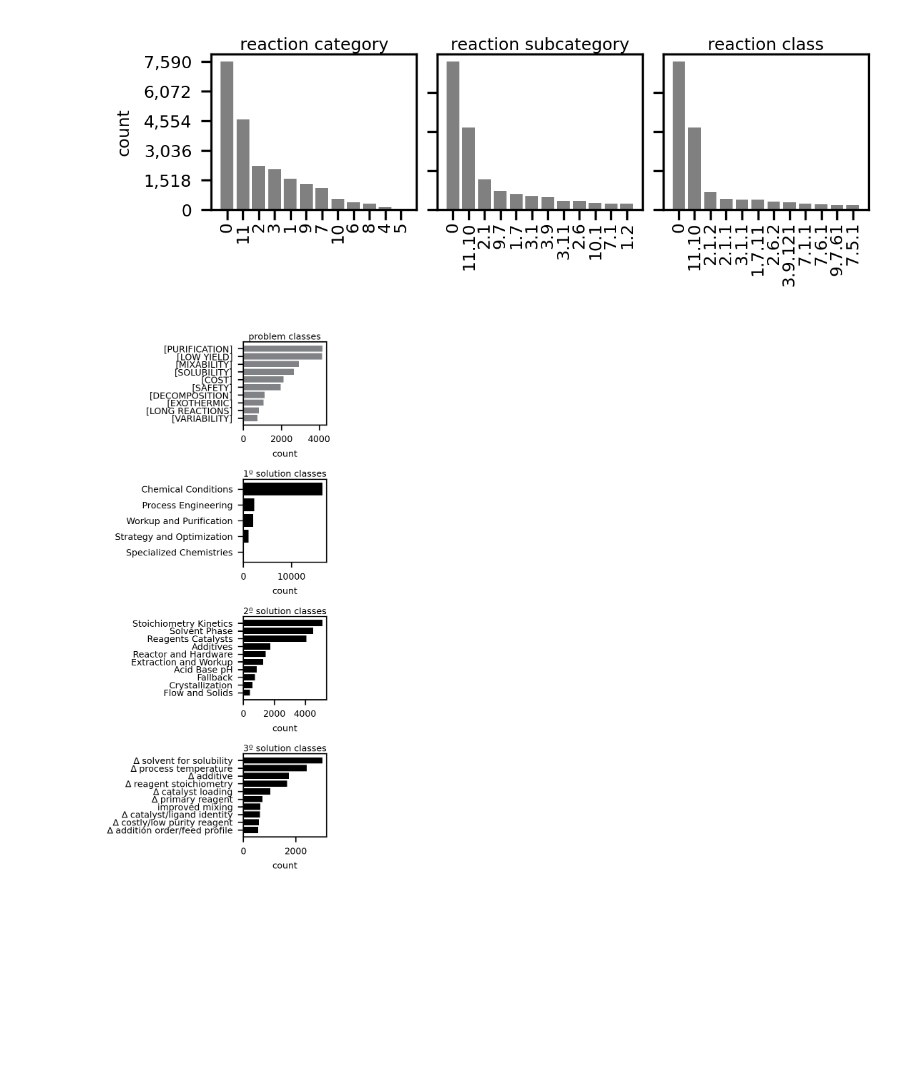
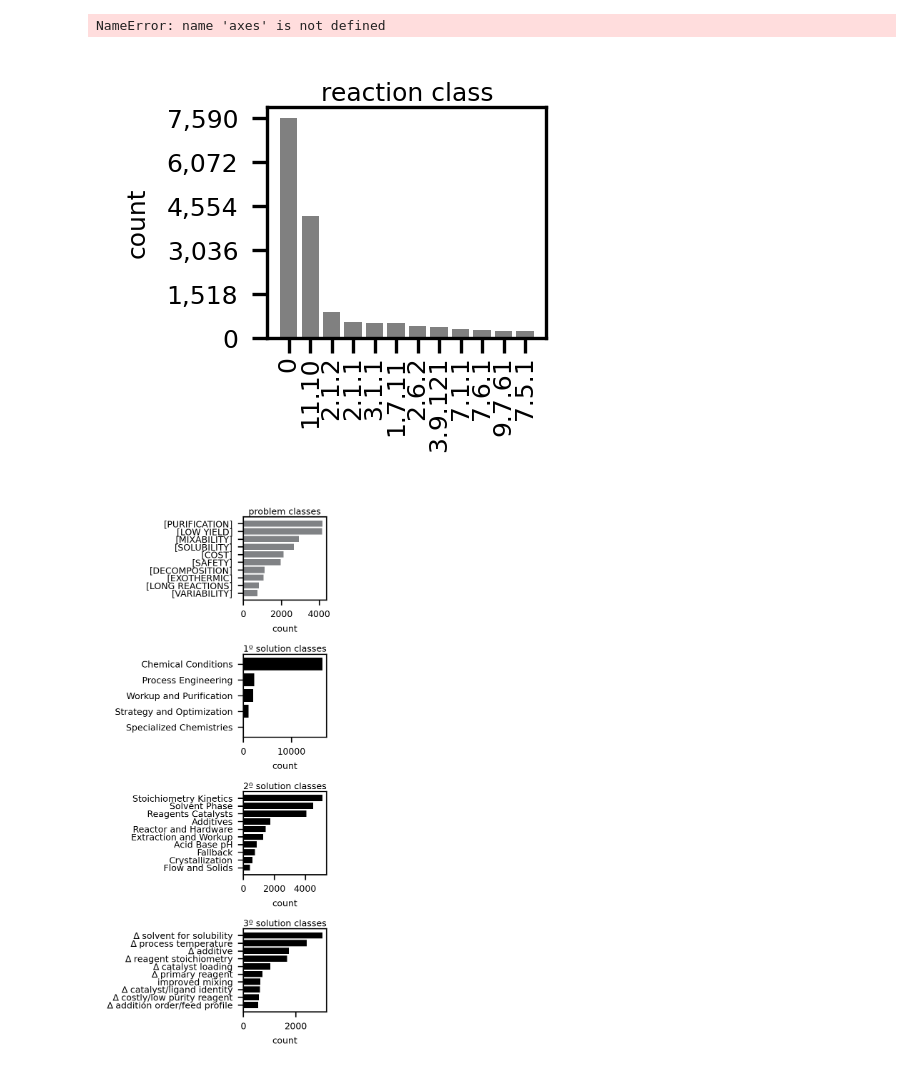
Before and after one commit to coleygroup/scale-up-llm-extraction, a Jupyter notebook: figure3/figure3_trends.ipynb, the cells around one changed output. Drawn from its saved outputs; the diff is of its cells as text; code cells hidden in the pictures; blank space fills up the shorter version.

```diff
--- a/figure3/figure3_trends.ipynb
+++ b/figure3/figure3_trends.ipynb
@@ -42,7 +106,7 @@ def plot_top_n_reaction_taxonomy_bars(
     df,
     top_n=10,
     *,
-    figsize=(4.2, 1),
+    figsize=(1.2, 1),
     save_path=None,
     color="grey",
 ):
@@ -58,35 +122,35 @@ def plot_top_n_reaction_taxonomy_bars(
         "font.family": "sans-serif",
         "font.sans-serif": ["Arial"],
     }):
-        fig, axes = plt.subplots(1, 3, figsize=figsize, dpi=300, sharey=False)
-        for ax, col in zip(axes, cols):
-            counts = df[col].dropna().astype(str).value_counts().head(top_n)
-            labels = counts.index
-            values = counts.values
+        fig, ax = plt.subplots(1, 1, figsize=figsize, dpi=300, sharey=False)
+        # for ax, col in zip(axes, cols):
+        counts = df[cols[-1]].dropna().astype(str).value_counts().head(top_n)
+        labels = counts.index
+        values = counts.values
 
-            new_labels = []
-            for l in labels:
-                new_labels.append(reverse_rxn_code_lookup[l])
-            labels = new_labels
+        new_labels = []
+        for l in labels:
+            new_labels.append(reverse_rxn_code_lookup[l])
+        labels = new_labels
 
 
-            # print(counts.values)
-            # print(len(values))
-            # print(values)
-            bars = ax.bar(labels, values, color=color)
-            ax.set_title(titles[cols.index(col)], fontsize=6, y=0.92)
-            ax.tick_params(axis="both", labelsize=6)
-            ax.set_xticks(range(len(labels)))
-            ax.set_xticklabels(labels, rotation=90, ha="center", fontsize=6, y=0.05)
-            ax.set_ylabel("", fontsize=6)
-            ax.set_xlabel("")
-            # ax.set_yticks([])
-            ax.set_yticklabels([])
+        # print(counts.values)
+        # print(len(values))
+        # print(values)
+        bars = ax.bar(labels, values, color=color)
+        ax.set_title(titles[-1], fontsize=6, y=0.92)
+        ax.tick_params(axis="both", labelsize=6)
+        ax.set_xticks(range(len(labels)))
+        ax.set_xticklabels(labels, rotation=90, ha="center", fontsize=6, y=0.05)
+        ax.set_ylabel("", fontsize=6)
+        ax.set_xlabel("")
+        # ax.set_yticks([])
+        ax.set_yticklabels([])
 
 
-        axes[0].set_ylabel("count", fontsize=6)
-        axes[0].set_yticks(range(0, max(values) + 1, max(1, max(values) // 5)))
-        axes[0].set_yticklabels([f"{v:,}" for v in range(0, max(values) + 1, max(1, max(values) // 5))], fontsize=6)
+        ax.set_ylabel("count", fontsize=6)
+        ax.set_yticks(range(0, max(values) + 1, max(1, max(values) // 5)))
+        ax.set_yticklabels([f"{v:,}" for v in range(0, max(values) + 1, max(1, max(values) // 5))], fontsize=6)
         # axes[1].set_xlabel("reaction code", fontsize=6, y=0.15)
             # for bar, value in zip(bars, values):
             #     ax.text(
@@ -94,34 +158,35 @@ def plot_top_n_reaction_taxonomy_bars(
             #         bar.get_height() + 50,
             #         f"{value:,}",
             #         ha="center",
             #         va="bottom",
             #         fontsize=5,
             #     )
 
         # plt.tight_layout()
         # plt.suptitle("top 10 classes of reactions extracted", fontsize=6, y=1.15)
 
         plt.subplots_adjust(wspace=0.1)
         if save_path is not None:
             fig.savefig(
                 save_path,
                 dpi=300,
                 bbox_inches="tight",
                 pad_inches=0.01,
             )
 
     return fig, axes
 
 
 # Example usage:
 fig, axes = plot_top_n_reaction_taxonomy_bars(
     df_long,
     top_n=12,
     save_path="figout/topN_reaction_taxonomy_bars2.png",
 )
 plt.show()
 # %% [output]
+NameError: name 'axes' is not defined
-[figure, old version]
+[figure, new version]
 # %%
 def pretty_label(label: str) -> str:
     label = label.replace("temperature_setpoint_or_temperature_ramp_optimization", "∆ process temperature")
```
Also changed, not shown: parts of 4 cells of this notebook, 32 other files.
